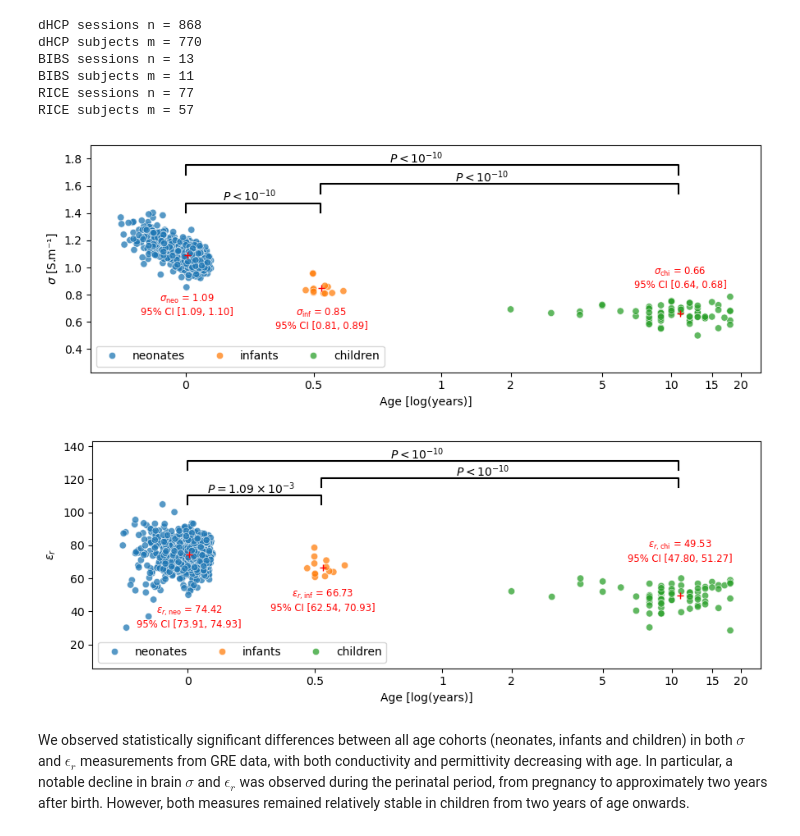
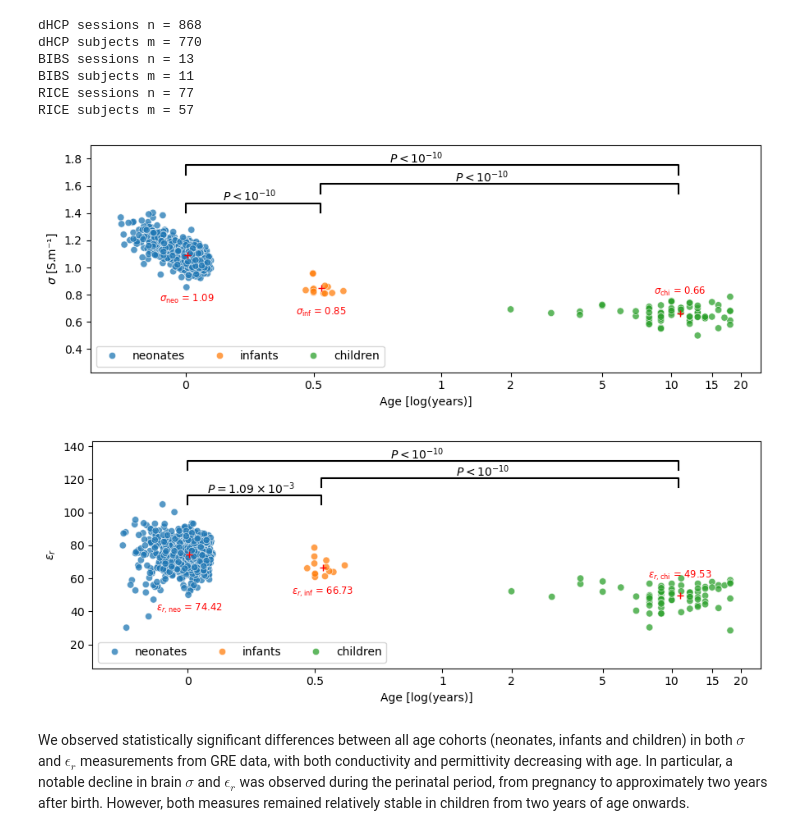
Before and after one commit to aboutill/nano-eptk, a Jupyter notebook: notebooks/experiments/stats_analysis_experiment1.ipynb, the cells around one changed output. Saved outputs shown, nothing was run; the diff lists cells and outputs as text; code cells hidden in the pictures.

```diff
--- a/notebooks/experiments/stats_analysis_experiment1.ipynb
+++ b/notebooks/experiments/stats_analysis_experiment1.ipynb
@@ -143,38 +143,38 @@ for i, metric in enumerate(plot_metrics):
         ax.text(pval_centers[j], y_max + offset + offset2, sci_no, ha='center')
 
     # Annotation of means ± std
-    cohort_centers = [[0.65, 0.55, 0.85], [30, 40, 70]]
+    cohort_centers = [[0.75, 0.65, 0.8], [40, 50, 60]]
 
     # Fit mixed effects model
     formula = f"{age_col} ~ {cohort_col} - 1"
     lme_x = smf.mixedlm(formula, df, groups=df[groups_col]).fit(reml=False)
 
     # Fit mixed effects model
     formula = f"{metric} ~ {cohort_col} - 1"
     lme_y = smf.mixedlm(formula, df, groups=df[groups_col]).fit(reml=False)
 
     for j, cohort in enumerate(cohort_labels):
         # Extract statistics
         x_mean = lme_x.params[f"{cohort_col}[{cohort}]"]
         y_mean = lme_y.params[f"{cohort_col}[{cohort}]"]
         y_ci = lme_y.conf_int().loc[f"{cohort_col}[{cohort}]"]
 
         # Annotate
         label = f"${bases[i]}_{{\mathregular{{{cohort[:3]}}}}}$"
-        ax.text(x_mean, cohort_centers[i][j], f"{label} = {y_mean:.2f}\n95% CI [{y_ci[0]:.2f}, {y_ci[1]:.2f}]", ha='center', c="r", size="small")
+        ax.text(x_mean, cohort_centers[i][j], f"{label} = {y_mean:.2f}", ha='center', c="r", size="small")
         ax.plot(x_mean, y_mean, c="r", marker="+")
 
     # Adjust layout
     fig.tight_layout()
 
     # Save plot
     plot_path = os.path.join(plot_dir, f"experiment1A{i+1}.png")
     output_dir = os.path.dirname(plot_path)
     os.makedirs(output_dir, exist_ok=True)
     plt.savefig(plot_path, bbox_inches='tight', dpi=300)
 # %% [output]
-[figure, old version]
+[figure, new version]
-[figure, old version]
+[figure, new version]
 # %% [markdown]
 We observed statistically significant differences between all age cohorts (neonates, infants and children) in both $\sigma$ and $\epsilon_r$ measurements from GRE data, with both conductivity and permittivity decreasing with age. In particular, a notable decline in brain $\sigma$ and $\epsilon_r$ was observed during the perinatal period, from pregnancy to approximately two years after birth. However, both measures remained relatively stable in children from two years of age onwards.
 # %% [markdown]
```
Also changed, not shown: 1 other file.
